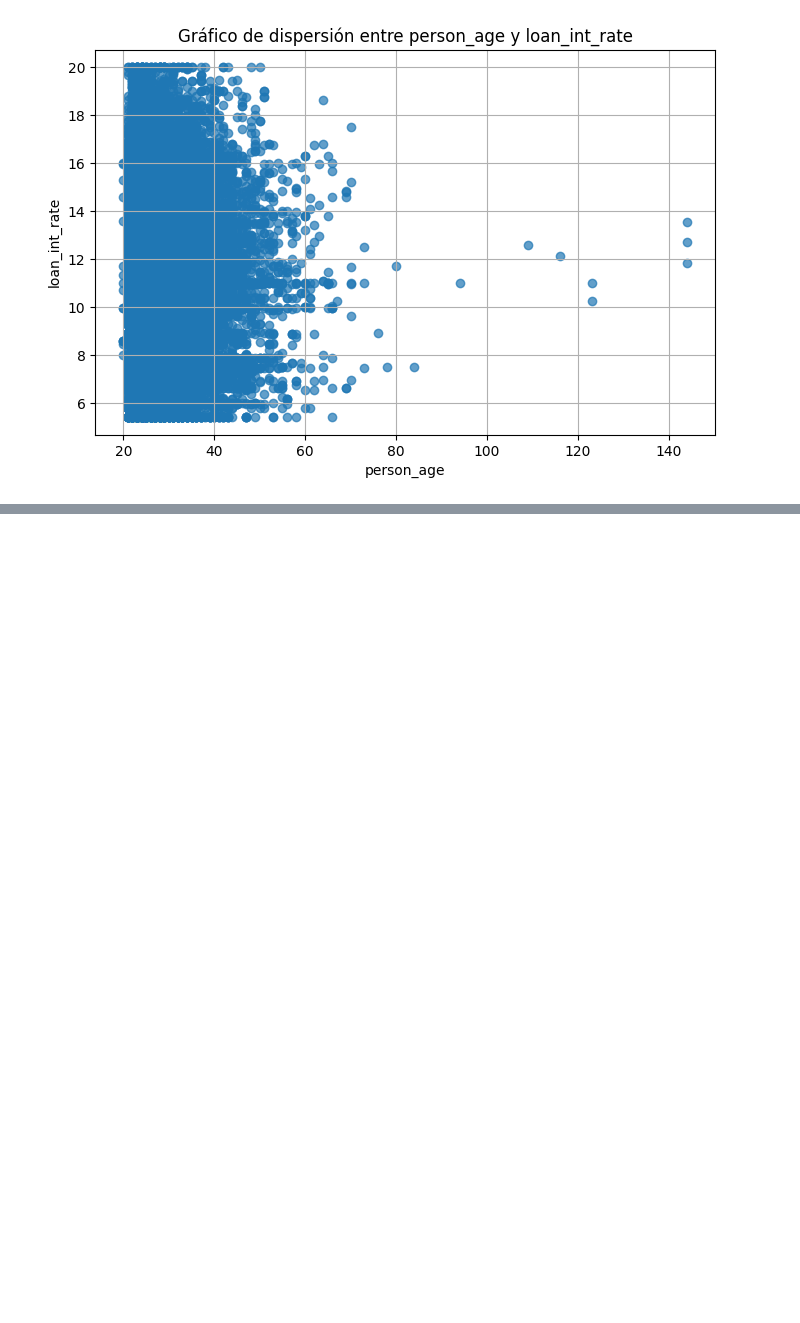
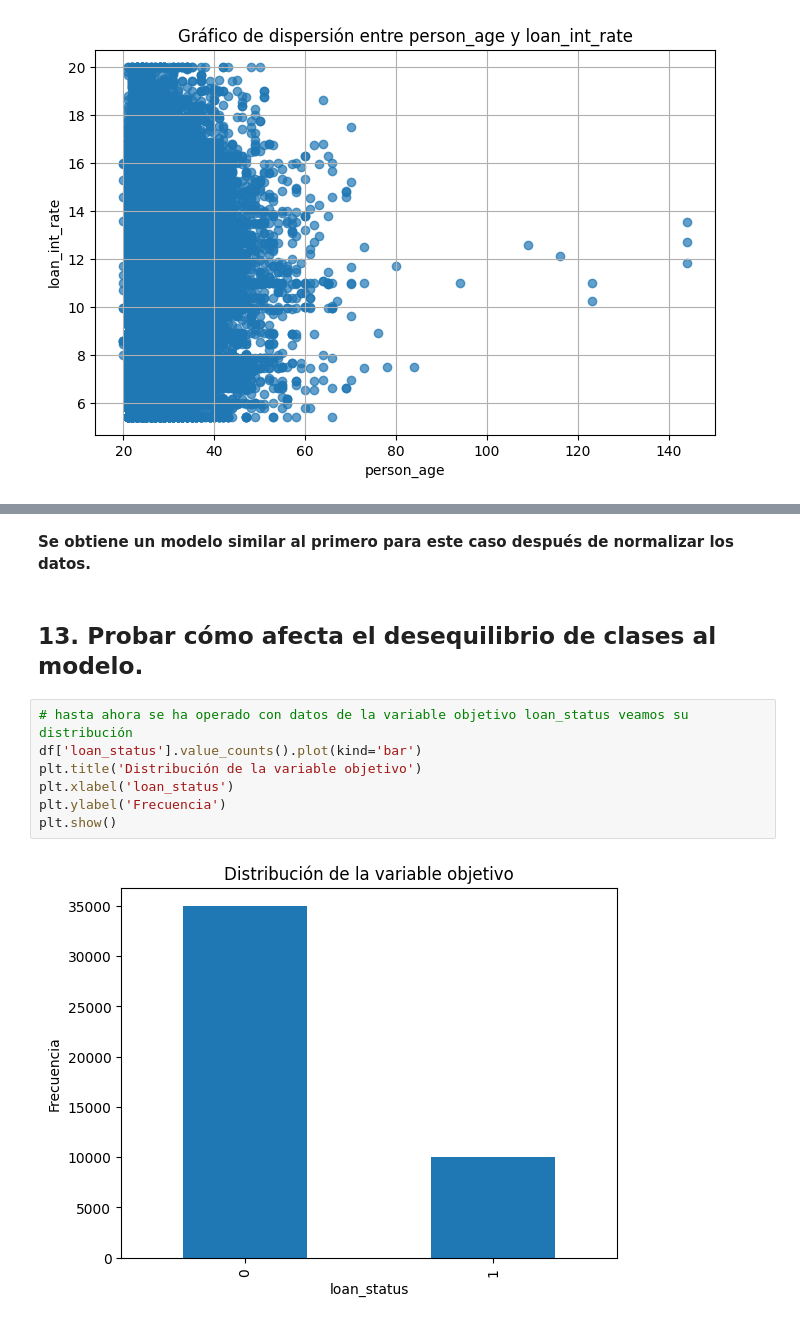
Before and after one commit to FerchoRV/lab-ml-ubosque, a Jupyter notebook: lab-05-regresion-logistica/parte1_regresion_logistica.ipynb, the cells around one changed output, grey strips where cells are left out. Saved outputs shown, nothing was run; the diff lists cells and outputs as text; blank space fills up the shorter version.

```diff
--- a/lab-05-regresion-logistica/parte1_regresion_logistica.ipynb
+++ b/lab-05-regresion-logistica/parte1_regresion_logistica.ipynb
@@ -74,0 +227,13 @@ plt.show()
+# %% [markdown]
+**Se obtiene un modelo similar al primero para este caso después de normalizar los datos.**
+# %% [markdown]
+## 13. Probar cómo afecta el desequilibrio de clases al modelo.
+# %%
+# hasta ahora se ha operado con datos de la variable objetivo loan_status veamos su distribución
+df['loan_status'].value_counts().plot(kind='bar')
+plt.title('Distribución de la variable objetivo')
+plt.xlabel('loan_status')
+plt.ylabel('Frecuencia')
+plt.show()
+# %% [output]
+[figure, added]
```
Also changed, not shown: parts of 31 cells of this notebook, 5 other files.
